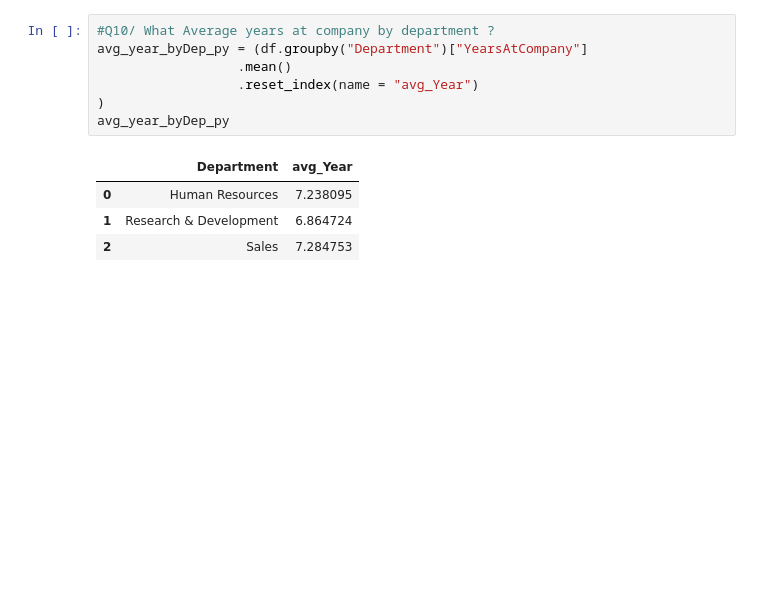
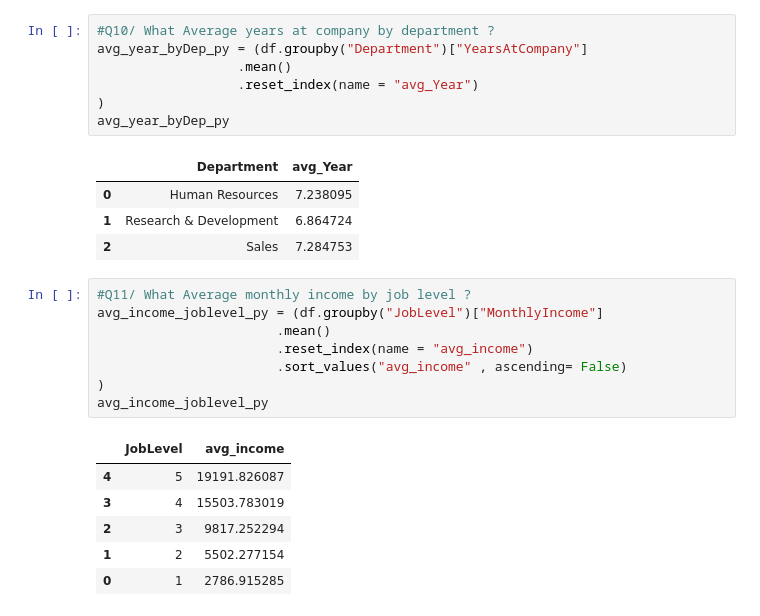
Before and after one commit to ibrahim-alatyan/HR_Analysis_DASHBOARD, a Jupyter notebook: Analysis.ipynb, the cells around one changed output. Saved outputs shown, nothing was run; the diff lists cells and outputs as text; blank space fills up the shorter version.

```diff
--- a/Analysis.ipynb
+++ b/Analysis.ipynb
@@ -170,3 +170,18 @@ avg_year_byDep_py
 | 0 | Human Resources | 7.238095 |
 | 1 | Research & Development | 6.864724 |
 | 2 | Sales | 7.284753 |
+# %%
+#Q11/ What Average monthly income by job level ?
+avg_income_joblevel_py = (df.groupby("JobLevel")["MonthlyIncome"]
+                       .mean()
+                       .reset_index(name = "avg_income")
+                       .sort_values("avg_income" , ascending= False)
+)
+avg_income_joblevel_py
+# %% [output]
+|  | JobLevel | avg_income |
+| 4 | 5 | 19191.826087 |
+| 3 | 4 | 15503.783019 |
+| 2 | 3 | 9817.252294 |
+| 1 | 2 | 5502.277154 |
+| 0 | 1 | 2786.915285 |
```
